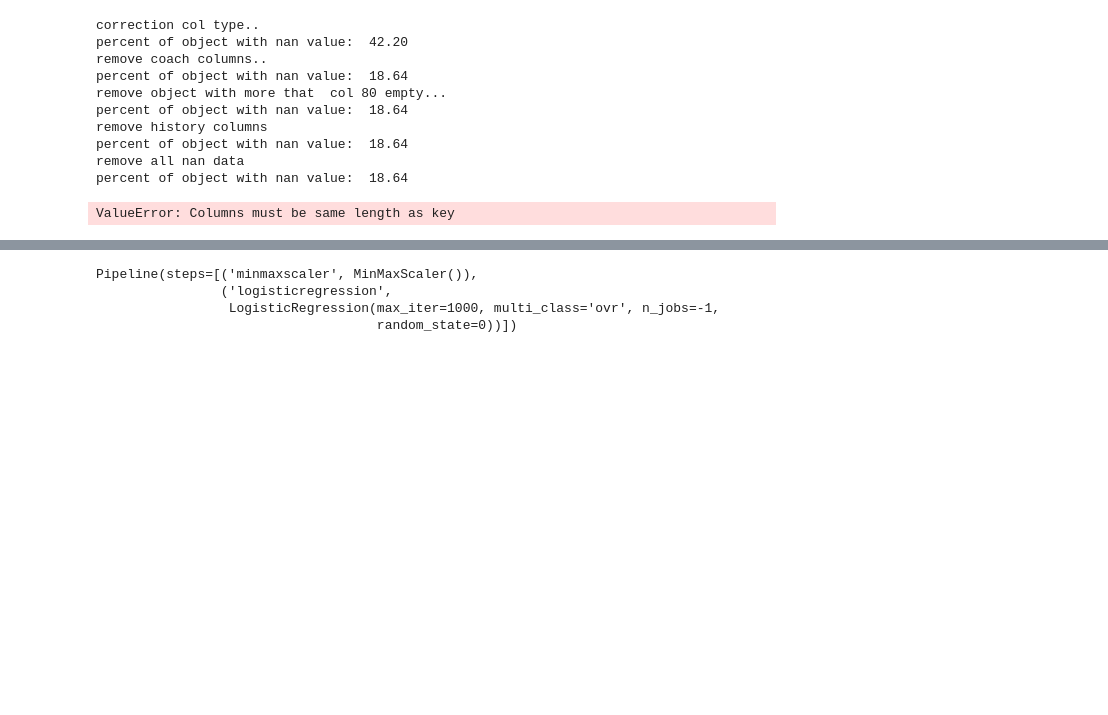
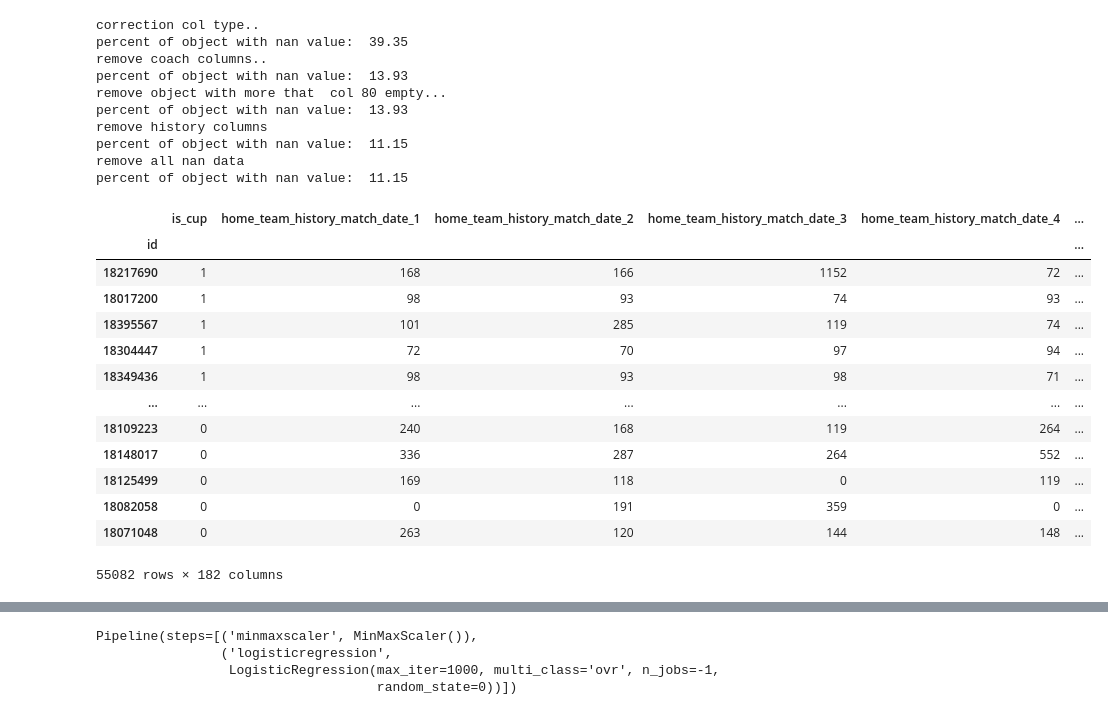
Before and after one commit to czechoa/football-match-probability-prediction, a Jupyter notebook: logist_regression_randomForestClassifier.ipynb, the cells around one changed output, grey strips where cells are left out. Cells and saved outputs as stored; diff of their text form; code cells hidden in the pictures; blank space fills up the shorter version.

```diff
--- a/logist_regression_randomForestClassifier.ipynb
+++ b/logist_regression_randomForestClassifier.ipynb
@@ -61,17 +41,28 @@ percent of object with nan value:  15.11
-# %%
-train_org = pd.read_csv('data/train.csv')
-train = get_prepared_data(train_org)
-test_org = pd.read_csv('data/test.csv')
-test_history_8 = get_prepared_data(test_org)
-# %% [output]
-correction col type..
-percent of object with nan value:  42.20
-remove coach columns..
-percent of object with nan value:  18.64
-remove object with more that  col 80 empty...
-percent of object with nan value:  18.64
-remove history columns
-percent of object with nan value:  18.64
-remove all nan data
-percent of object with nan value:  18.64
-ValueError: Columns must be same length as key
+# %%
+test_org = pd.read_csv('data/test.csv')
+test  = get_prepared_test(test_org, league_mean_ratting_all, teams_ratting_all )
+# %% [output]
+correction col type..
+percent of object with nan value:  39.35
+remove coach columns..
+percent of object with nan value:  13.93
+remove object with more that  col 80 empty...
+percent of object with nan value:  13.93
+remove history columns
+percent of object with nan value:  11.15
+remove all nan data
+percent of object with nan value:  11.15
+|  | is_cup | home_team_history_match_date_1 | home_team_history_match_date_2 | home_team_history_match_date_3 | home_team_history_match_date_4 | ... |
+| id |  |  |  |  |  | ... |
+| 18217690 | 1 | 168 | 166 | 1152 | 72 | ... |
+| 18017200 | 1 | 98 | 93 | 74 | 93 | ... |
+| 18395567 | 1 | 101 | 285 | 119 | 74 | ... |
+| 18304447 | 1 | 72 | 70 | 97 | 94 | ... |
+| 18349436 | 1 | 98 | 93 | 98 | 71 | ... |
+| ... | ... | ... | ... | ... | ... | ... |
+| 18109223 | 0 | 240 | 168 | 119 | 264 | ... |
+| 18148017 | 0 | 336 | 287 | 264 | 552 | ... |
+| 18125499 | 0 | 169 | 118 | 0 | 119 | ... |
+| 18082058 | 0 | 0 | 191 | 359 | 0 | ... |
+| 18071048 | 0 | 263 | 120 | 144 | 148 | ... |
+55082 rows × 182 columns
```
Also changed, not shown: parts of 3 cells of this notebook, 4 other files.
